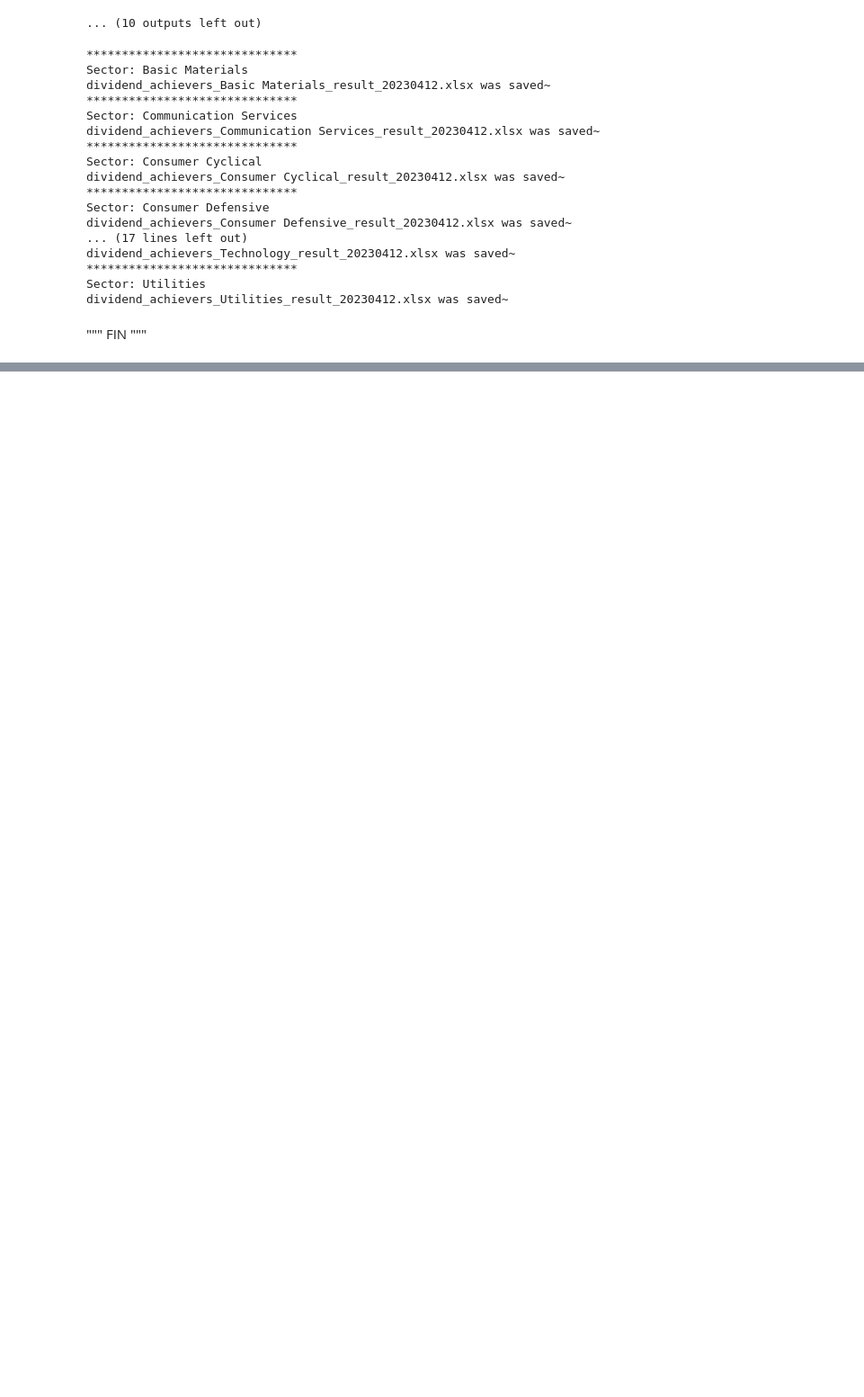
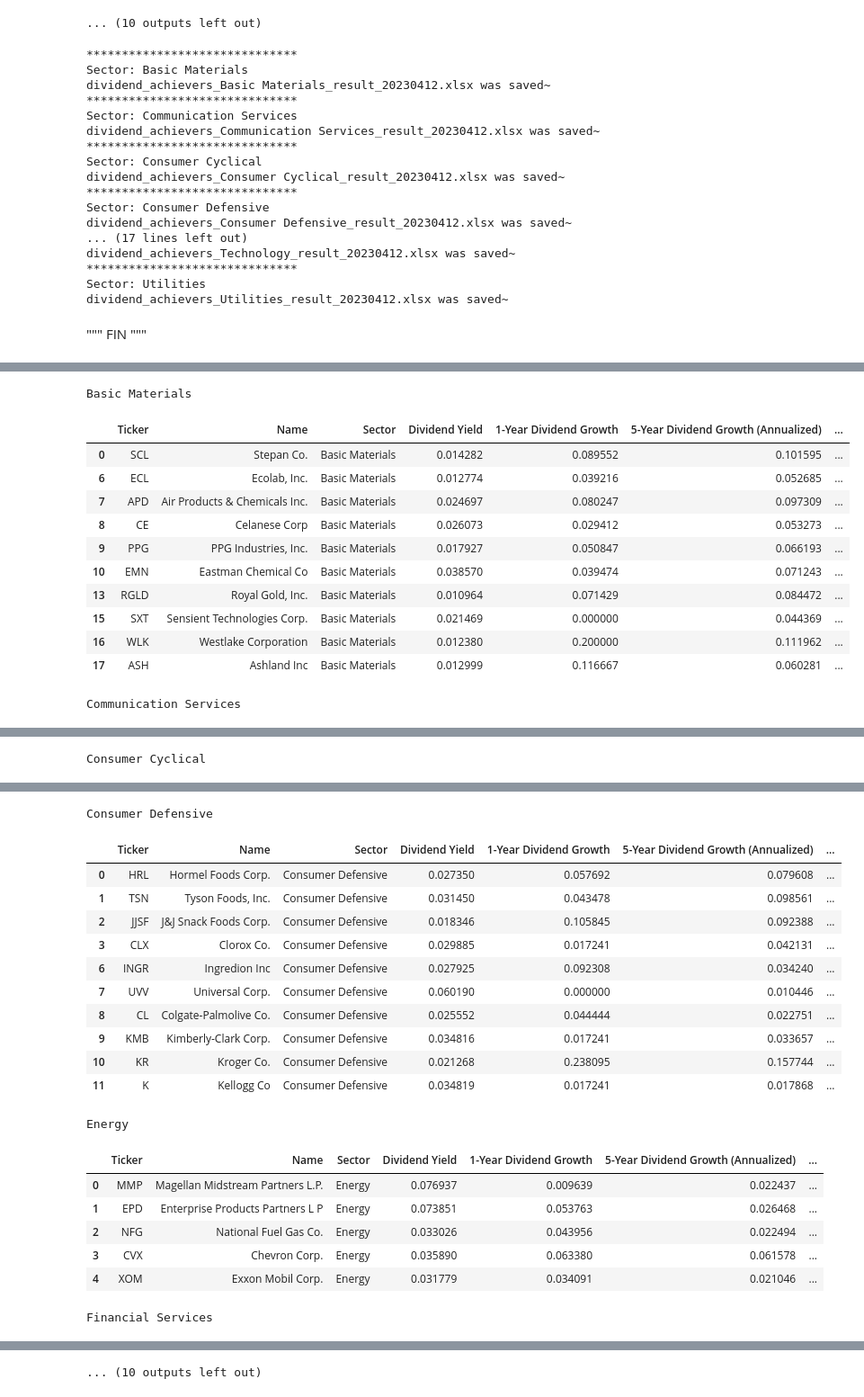
Before and after one commit to shawsk0723/dividend-investment, a Jupyter notebook: dividend-achievers/01_Div_Achievers_Sector_Grouping_Analysis.ipynb, the cells around one changed output, grey strips where cells are left out. Shown at 90% size. Cells and saved outputs as stored; diff of their text form; code cells hidden in the pictures; blank space fills up the shorter version.

```diff
--- a/dividend-achievers/01_Div_Achievers_Sector_Grouping_Analysis.ipynb
+++ b/dividend-achievers/01_Div_Achievers_Sector_Grouping_Analysis.ipynb
@@ -303,3 +304,14 @@ dividend_achievers_Utilities_result_20230412.xlsx was saved~
 """
 FIN
 """
+# %%
+dir_path = './output'
+excels = []
+for path in os.listdir(dir_path):
+    # check if current path is a file
+    if os.path.isfile(os.path.join(dir_path, path)):
+        print(os.path.join(dir_path, path))
+        extension = pathlib.Path(path).suffix
+        if extension == '.xlsx':
+            excels.append(os.path.join(dir_path, path))
+print(excels)
@@ -305,0 +332,23 @@ FIN
+# %%
+for excel in excels:
+    sector = excel.split('_')[2]
+    print(sector)
+    df = pd.read_excel(excel)
+    df.drop(df.columns[0], axis=1, inplace=True)
+    df.drop(['Price', 'Market Cap ($M)', 'Beta', '52-Week High', '52-Week Low'], axis=1, inplace=True)
+    df.dropna(inplace=True)
+    display(df.head(10))
+# %% [output]
+Basic Materials
+|  | Ticker | Name | Sector | Dividend Yield | 1-Year Dividend Growth | 5-Year Dividend Growth (Annualized) | ... |
+| 0 | SCL | Stepan Co. | Basic Materials | 0.014282 | 0.089552 | 0.101595 | ... |
+| 6 | ECL | Ecolab, Inc. | Basic Materials | 0.012774 | 0.039216 | 0.052685 | ... |
+| 7 | APD | Air Products & Chemicals Inc. | Basic Materials | 0.024697 | 0.080247 | 0.097309 | ... |
+| 8 | CE | Celanese Corp | Basic Materials | 0.026073 | 0.029412 | 0.053273 | ... |
+| 9 | PPG | PPG Industries, Inc. | Basic Materials | 0.017927 | 0.050847 | 0.066193 | ... |
+| 10 | EMN | Eastman Chemical Co | Basic Materials | 0.038570 | 0.039474 | 0.071243 | ... |
+| 13 | RGLD | Royal Gold, Inc. | Basic Materials | 0.010964 | 0.071429 | 0.084472 | ... |
+| 15 | SXT | Sensient Technologies Corp. | Basic Materials | 0.021469 | 0.000000 | 0.044369 | ... |
+| 16 | WLK | Westlake Corporation | Basic Materials | 0.012380 | 0.200000 | 0.111962 | ... |
+| 17 | ASH | Ashland Inc | Basic Materials | 0.012999 | 0.116667 | 0.060281 | ... |
+Communication Services
@@ -305,0 +358 @@ FIN
+Consumer Cyclical
@@ -305,0 +370,20 @@ FIN
+Consumer Defensive
+|  | Ticker | Name | Sector | Dividend Yield | 1-Year Dividend Growth | 5-Year Dividend Growth (Annualized) | ... |
+| 0 | HRL | Hormel Foods Corp. | Consumer Defensive | 0.027350 | 0.057692 | 0.079608 | ... |
+| 1 | TSN | Tyson Foods, Inc. | Consumer Defensive | 0.031450 | 0.043478 | 0.098561 | ... |
+| 2 | JJSF | J&J Snack Foods Corp. | Consumer Defensive | 0.018346 | 0.105845 | 0.092388 | ... |
+| 3 | CLX | Clorox Co. | Consumer Defensive | 0.029885 | 0.017241 | 0.042131 | ... |
+| 6 | INGR | Ingredion Inc | Consumer Defensive | 0.027925 | 0.092308 | 0.034240 | ... |
+| 7 | UVV | Universal Corp. | Consumer Defensive | 0.060190 | 0.000000 | 0.010446 | ... |
+| 8 | CL | Colgate-Palmolive Co. | Consumer Defensive | 0.025552 | 0.044444 | 0.022751 | ... |
+| 9 | KMB | Kimberly-Clark Corp. | Consumer Defensive | 0.034816 | 0.017241 | 0.033657 | ... |
+| 10 | KR | Kroger Co. | Consumer Defensive | 0.021268 | 0.238095 | 0.157744 | ... |
+| 11 | K | Kellogg Co | Consumer Defensive | 0.034819 | 0.017241 | 0.017868 | ... |
+Energy
+|  | Ticker | Name | Sector | Dividend Yield | 1-Year Dividend Growth | 5-Year Dividend Growth (Annualized) | ... |
+| 0 | MMP | Magellan Midstream Partners L.P. | Energy | 0.076937 | 0.009639 | 0.022437 | ... |
+| 1 | EPD | Enterprise Products Partners L P | Energy | 0.073851 | 0.053763 | 0.026468 | ... |
+| 2 | NFG | National Fuel Gas Co. | Energy | 0.033026 | 0.043956 | 0.022494 | ... |
+| 3 | CVX | Chevron Corp. | Energy | 0.035890 | 0.063380 | 0.061578 | ... |
+| 4 | XOM | Exxon Mobil Corp. | Energy | 0.031779 | 0.034091 | 0.021046 | ... |
+Financial Services
@@ -305,0 +401 @@ FIN
+... (10 outputs left out)
```
Also changed, not shown: parts of 3 cells of this notebook.
